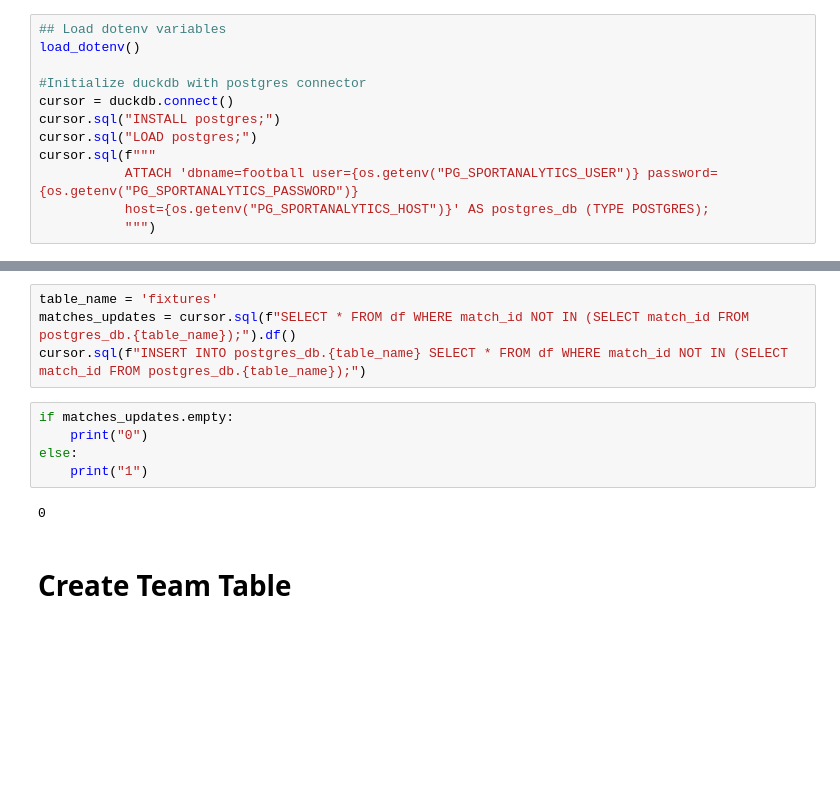
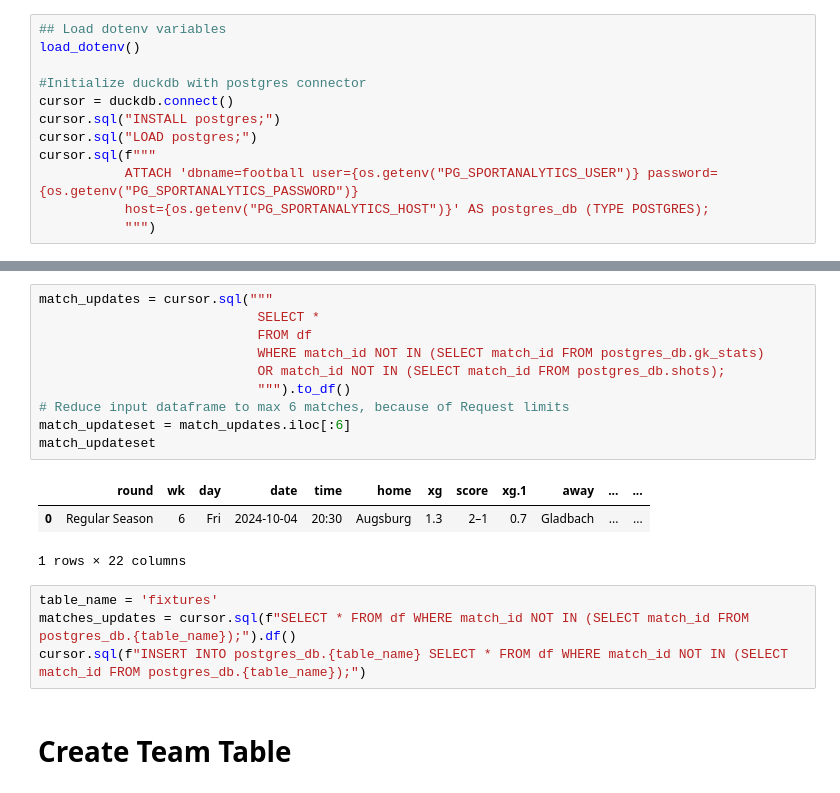
Before and after one commit to saittham-bi/football-analysis, a Jupyter notebook: dags/manual_load.ipynb, the cells around one changed output, grey strips where cells are left out. Drawn from its saved outputs; the diff is of its cells as text; blank space fills up the shorter version.

```diff
--- a/dags/manual_load.ipynb
+++ b/dags/manual_load.ipynb
@@ -40,14 +42,21 @@ df.head()
+# %%
+match_updates = cursor.sql("""
+                            SELECT *
+                            FROM df
+                            WHERE match_id NOT IN (SELECT match_id FROM postgres_db.gk_stats)
+                            OR match_id NOT IN (SELECT match_id FROM postgres_db.shots);
+                            """).to_df()
+# Reduce input dataframe to max 6 matches, because of Request limits
+match_updateset = match_updates.iloc[:6]
+match_updateset
+# %% [output]
+|  | round | wk | day | date | time | home | xg | score | xg.1 | away | ... | ... |
+| 0 | Regular Season | 6 | Fri | 2024-10-04 | 20:30 | Augsburg | 1.3 | 2–1 | 0.7 | Gladbach | ... | ... |
+1 rows × 22 columns
 # %%
 table_name = 'fixtures'
 matches_updates = cursor.sql(f"SELECT * FROM df WHERE match_id NOT IN (SELECT match_id FROM postgres_db.{table_name});").df()
 cursor.sql(f"INSERT INTO postgres_db.{table_name} SELECT * FROM df WHERE match_id NOT IN (SELECT match_id FROM postgres_db.{table_name});")
-# %%
-if matches_updates.empty:
-    print("0")
-else:
-    print("1")
-# %% [output]
-0
 # %% [markdown]
 # Create Team Table
 # %%
```
Also changed, not shown: parts of 11 cells of this notebook, 13 other files.
